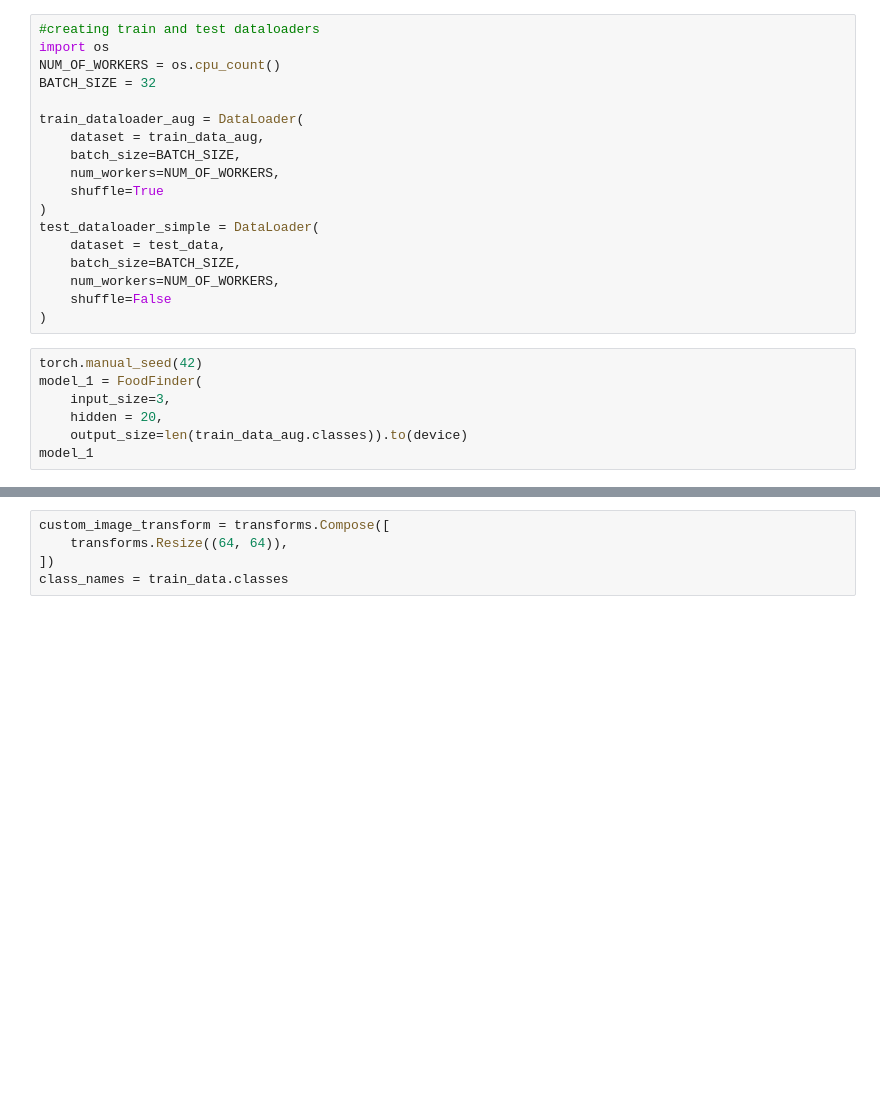
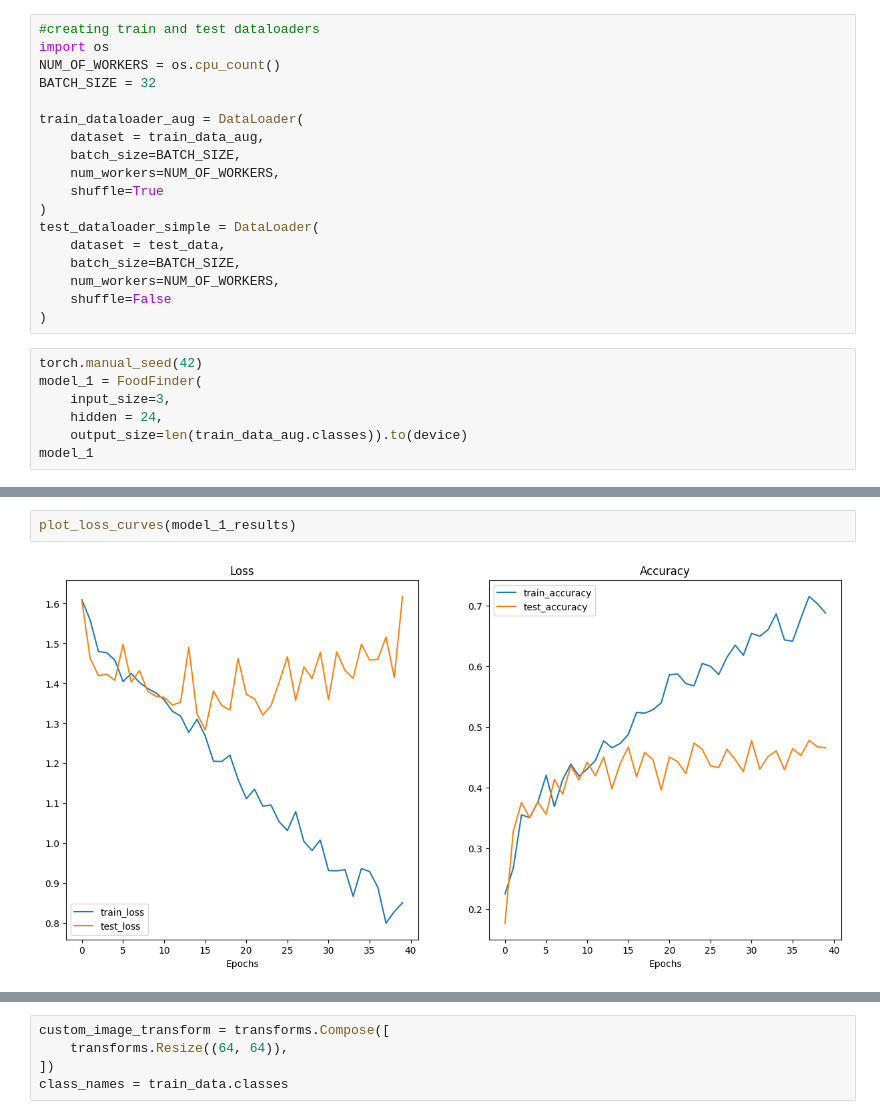
Before and after one commit to Naveensadanandan/Pytorch, a Jupyter notebook: 04_Custom_datasets_PyTorch.ipynb, the cells around one changed output, grey strips where cells are left out. Saved outputs shown, nothing was run; the diff lists cells and outputs as text; blank space fills up the shorter version.

```diff
--- a/04_Custom_datasets_PyTorch.ipynb
+++ b/04_Custom_datasets_PyTorch.ipynb
@@ -636,7 +643,7 @@ test_dataloader_simple = DataLoader(
 torch.manual_seed(42)
 model_1 = FoodFinder(
     input_size=3,
-    hidden = 20,
+    hidden = 24,
     output_size=len(train_data_aug.classes)).to(device)
 model_1
 # %% [output]
@@ -707,3 +714,7 @@ Total training time: 44.323 seconds
+# %%
+plot_loss_curves(model_1_results)
+# %% [output]
+[figure, added]
 # %%
 # Download custom image
 import requests
```
Also changed, not shown: parts of 27 cells of this notebook.
